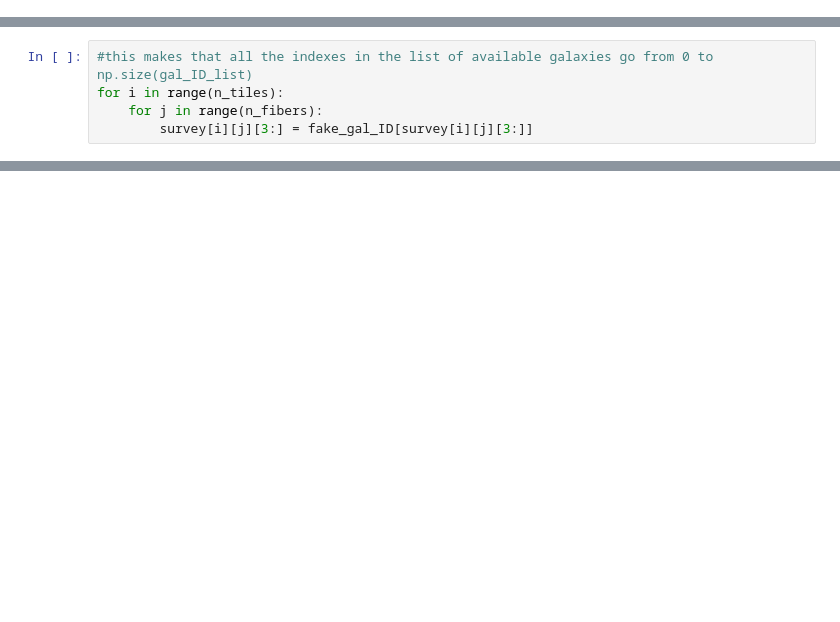
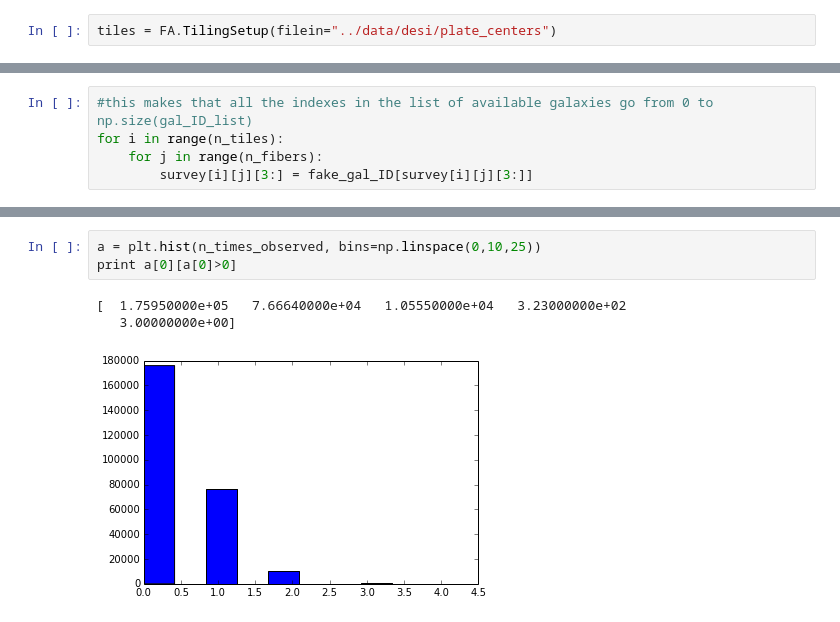
Before and after one commit to forero/QuickFiber, a Jupyter notebook: python/SandBox.ipynb, the cells around one changed output, grey strips where cells are left out. Cells and saved outputs as stored; diff of their text form; blank space fills up the shorter version.

```diff
--- a/python/SandBox.ipynb
+++ b/python/SandBox.ipynb
@@ -9,2 +7,4 @@ The autoreload extension is already loaded. To reload it, use:
 import FiberAllocation as FA
 import numpy as np
+# %%
+tiles = FA.TilingSetup(filein="../data/desi/plate_centers")
@@ -111,0 +223,7 @@ for i in range(n_tiles):
+# %%
+a = plt.hist(n_times_observed, bins=np.linspace(0,10,25))
+print a[0][a[0]>0]
+# %% [output]
+[  1.75950000e+05   7.66640000e+04   1.05550000e+04   3.23000000e+02
+   3.00000000e+00]
+[figure, added]
```
Also changed, not shown: parts of 12 cells of this notebook.
